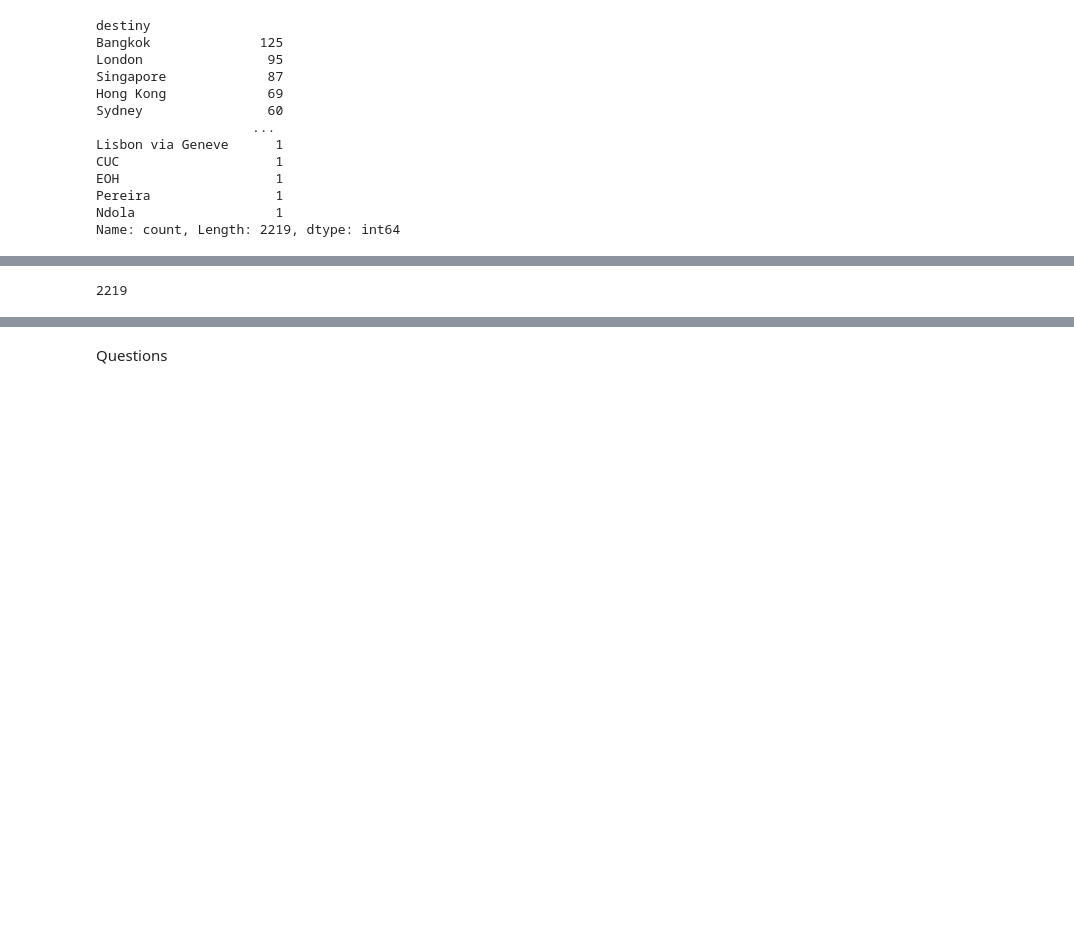
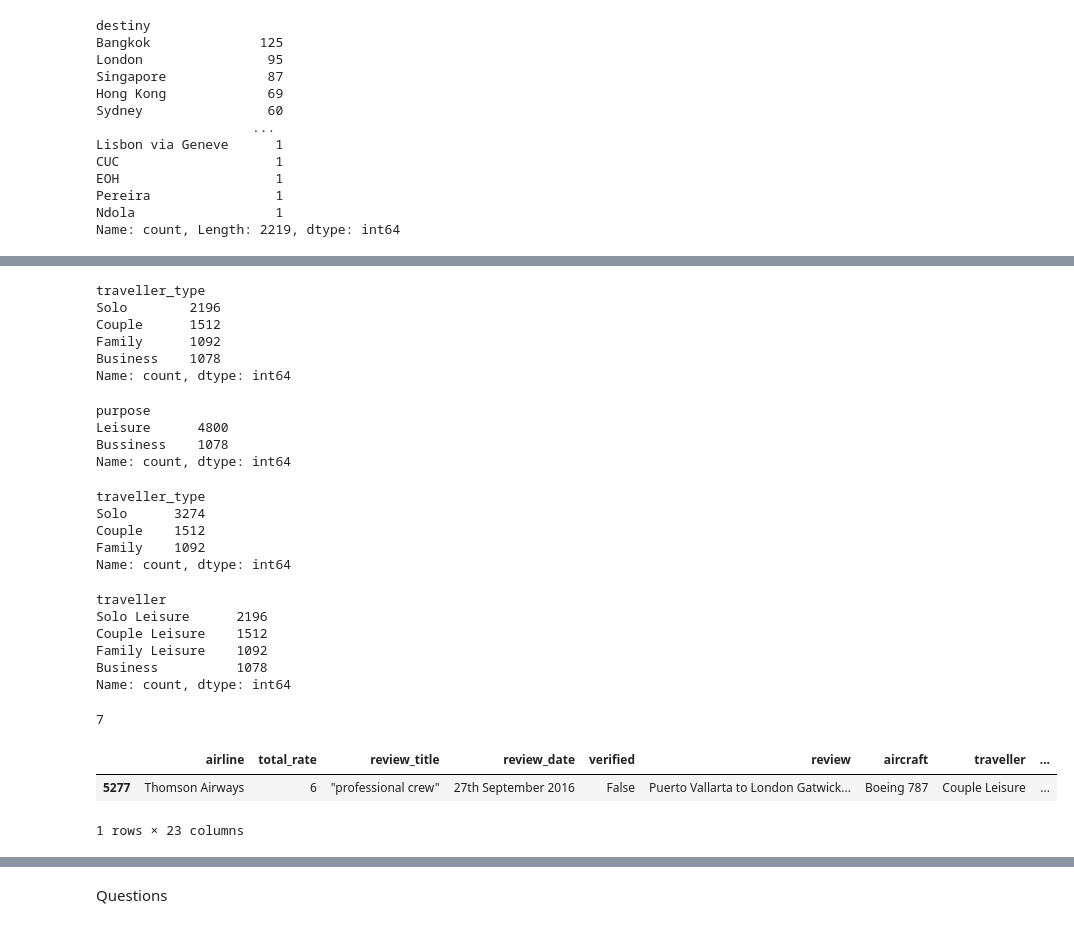
Before and after one commit to aidamouref/airlines_recommender, a Jupyter notebook: code_fp_0.ipynb, the cells around one changed output, grey strips where cells are left out. Saved outputs shown, nothing was run; the diff lists cells and outputs as text; code cells hidden in the pictures; blank space fills up the shorter version.

```diff
--- a/code_fp_0.ipynb
+++ b/code_fp_0.ipynb
@@ -617,4 +686,49 @@ memory usage: 832.5+ KB
+# %%
+new3["purpose"]=np.where(new3['traveller_type']=="Business", "Bussiness",new3.purpose)
+# %%
+new3.traveller_type.value_counts()
+# %% [output]
+traveller_type
+Solo        2196
+Couple      1512
+Family      1092
+Business    1078
+Name: count, dtype: int64
+# %%
+new3.purpose.value_counts()
+# %% [output]
+purpose
+Leisure      4800
+Bussiness    1078
+Name: count, dtype: int64
+# %%
+new3["traveller_type"]=np.where(new3['traveller_type']=="Business", "Solo",new3.traveller_type) #assume business is 'solo' in traveller_type
+# %%
+new3.traveller_type.value_counts() #ok
+# %% [output]
+traveller_type
+Solo      3274
+Couple    1512
+Family    1092
+Name: count, dtype: int64
+# %%
+df.traveller.value_counts()
+# %% [output]
+traveller
+Solo Leisure      2196
+Couple Leisure    1512
+Family Leisure    1092
+Business          1078
+Name: count, dtype: int64
+# %%
+df.columns.get_loc('traveller') #this variable is in position 7 in my main df. So the new derived variables must be in position 8,9
+# %% [output]
+7
+# %%
+df = pd.concat([df.iloc[:, :8], new3, df.iloc[:, 8:]], axis=1)
 # %%
-df
+df.sample()
 # %% [output]
+|  | airline | total_rate | review_title | review_date | verified | review | aircraft | traveller | ... |
+| 5277 | Thomson Airways | 6 | "professional crew" | 27th September 2016 | False | Puerto Vallarta to London Gatwick... | Boeing 787 | Couple Leisure | ... |
-2219
+1 rows × 23 columns
```
Also changed, not shown: parts of 36 cells of this notebook.
